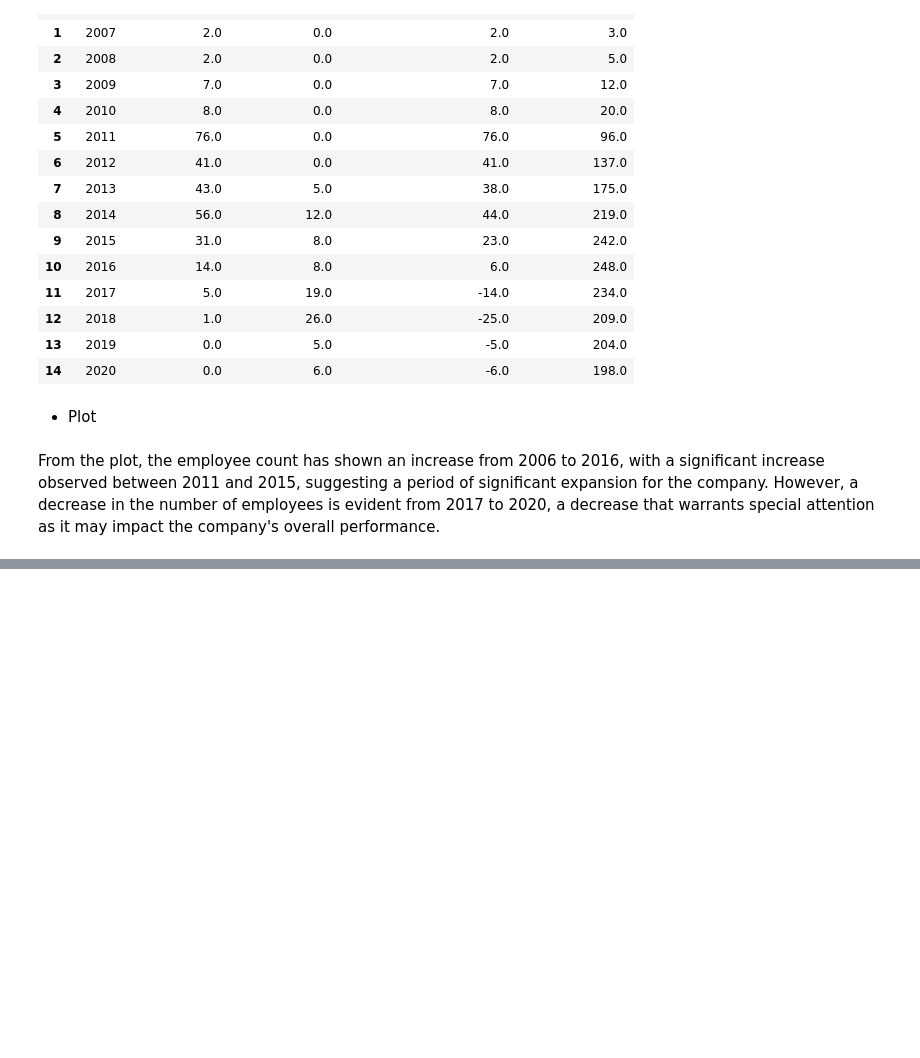
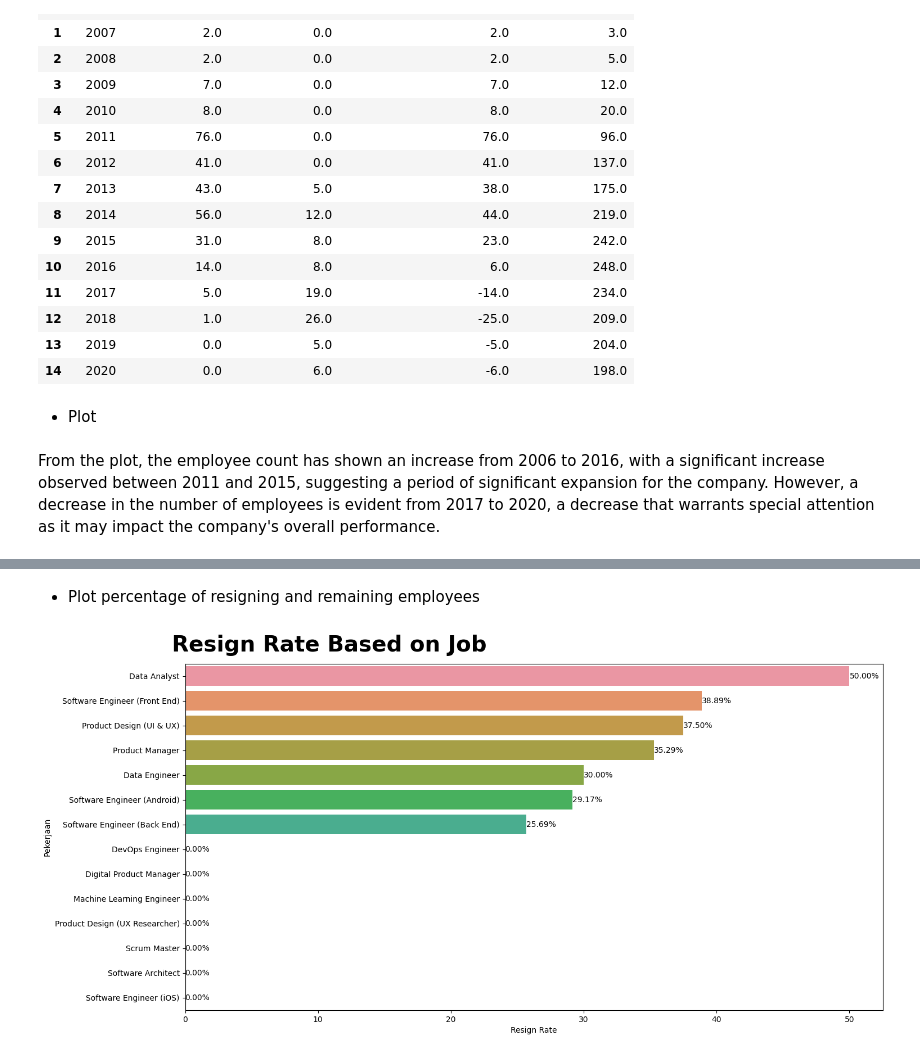
Before and after one commit to kevinusmayadhyw/Improving-Employee-Retention-By-Predicting-Employee-Attrition-Using-Machine-Learning, a Jupyter notebook: Code - Improving Employee Retention By Predicting Employee Attrition Using Machine Learning.ipynb, the cells around one changed output, grey strips where cells are left out. Cells and saved outputs as stored; diff of their text form; code cells hidden in the pictures; blank space fills up the shorter version.

```diff
--- a/Code - Improving Employee Retention By Predicting Employee Attrition Using Machine Learning.ipynb
+++ b/Code - Improving Employee Retention By Predicting Employee Attrition Using Machine Learning.ipynb
@@ -338,0 +362,6 @@ From the plot, the employee count has shown an increase from 2006 to 2016, with
+# %%
+df_numberResign = df[df['Tahun_Resign'].notnull()].groupby(['Pekerjaan']).agg({
+    'Pekerjaan' : ['count']
+}).reset_index()
+df_numberResign.columns = ['Pekerjaan', 'Jumlah Resign']
+df_numberResign
@@ -338,0 +377,6 @@ From the plot, the employee count has shown an increase from 2006 to 2016, with
+# %%
+df_numberStay = df[df['Tahun_Resign'].isnull()].groupby(['Pekerjaan']).agg({
+    'Pekerjaan' : ['count']
+}).reset_index()
+df_numberStay.columns = ['Pekerjaan', 'Jumlah Bertahan']
+df_numberStay
@@ -338,0 +399,6 @@ From the plot, the employee count has shown an increase from 2006 to 2016, with
+# %%
+df_Resign_Stay = pd.merge(df_numberResign, df_numberStay, on='Pekerjaan', how='outer')
+df_Resign_Stay.fillna(0, inplace=True)
+df_Resign_Stay['Jumlah Resign'] = df_Resign_Stay['Jumlah Resign'].astype(int)
+df_Resign_Stay['Jumlah Bertahan'] = df_Resign_Stay['Jumlah Bertahan'].astype(int)
+df_Resign_Stay
@@ -338,0 +423,5 @@ From the plot, the employee count has shown an increase from 2006 to 2016, with
+# %%
+df_Resign_Stay['Total Karyawan'] = df_Resign_Stay.apply(lambda x: x['Jumlah Resign'] + x['Jumlah Bertahan'], axis=1)
+df_Resign_Stay['Resign Rate'] = df_Resign_Stay.apply(lambda x: float("{:.2f}".format(x['Jumlah Resign']/x['Total Karyawan']*100)), axis=1)
+df_Resign_Stay['Stay Rate'] = df_Resign_Stay.apply(lambda x: float("{:.2f}".format(x['Jumlah Bertahan']/x['Total Karyawan']*100)), axis=1)
+df_Resign_Stay
@@ -338,0 +444,13 @@ From the plot, the employee count has shown an increase from 2006 to 2016, with
+# %% [markdown]
+- Plot percentage of resigning and remaining employees
+# %%
+plt.figure(figsize=(16, 8))
+ax = sns.barplot(y='Pekerjaan', x='Resign Rate', data=df_Resign_Stay, orient='h', order=df_Resign_Stay.sort_values('Resign Rate', ascending = False).Pekerjaan)
+for i in ax.containers:
+    ax.bar_label(i, fmt='%.2f%%')
+plt.text(x = -1, y = -1,
+        s = "Resign Rate Based on Job",
+        fontsize = 28, weight = 'bold')
+plt.show()
+# %% [output]
+[figure, added]
```
Also changed, not shown: parts of 17 cells of this notebook.
